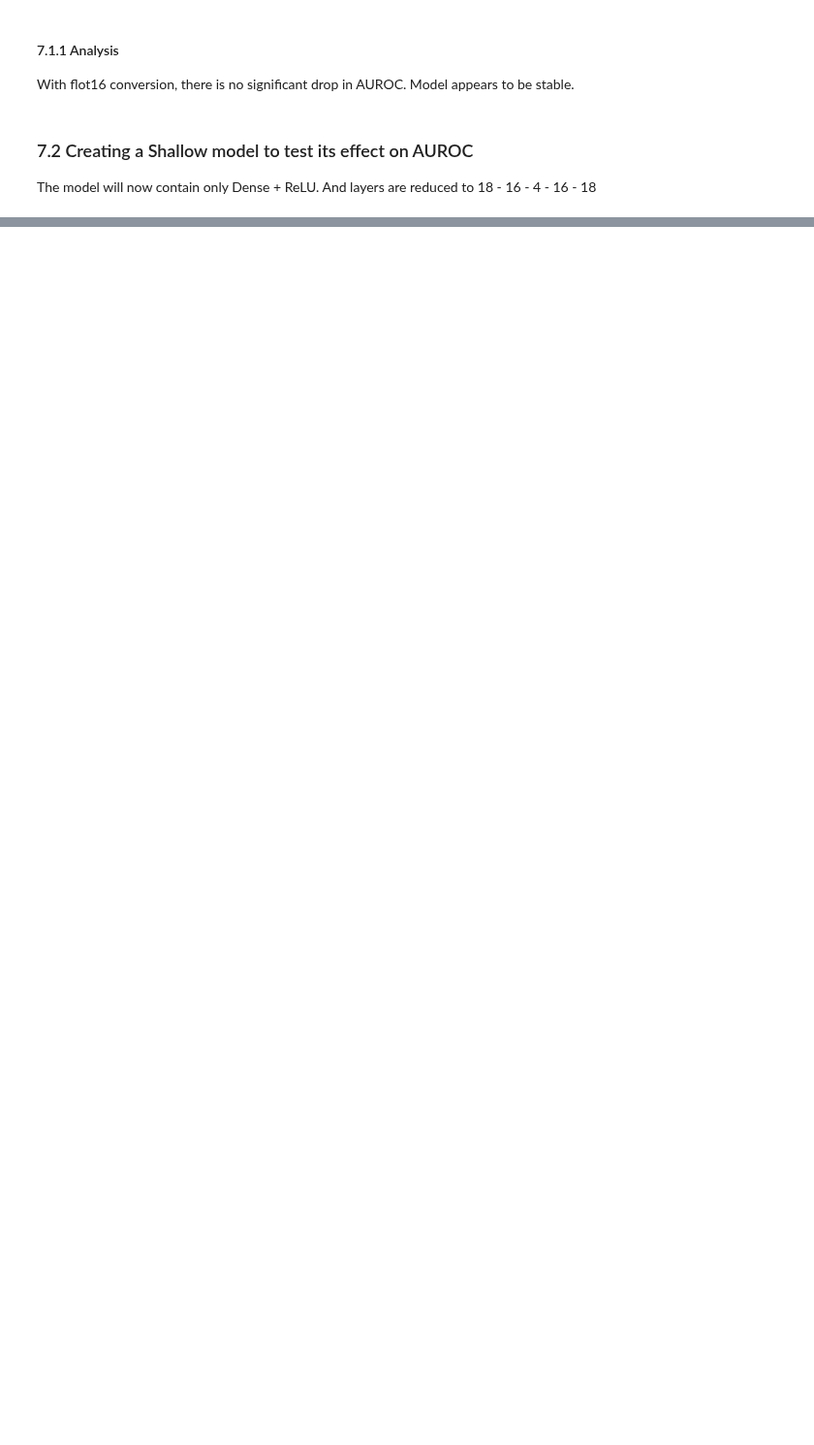
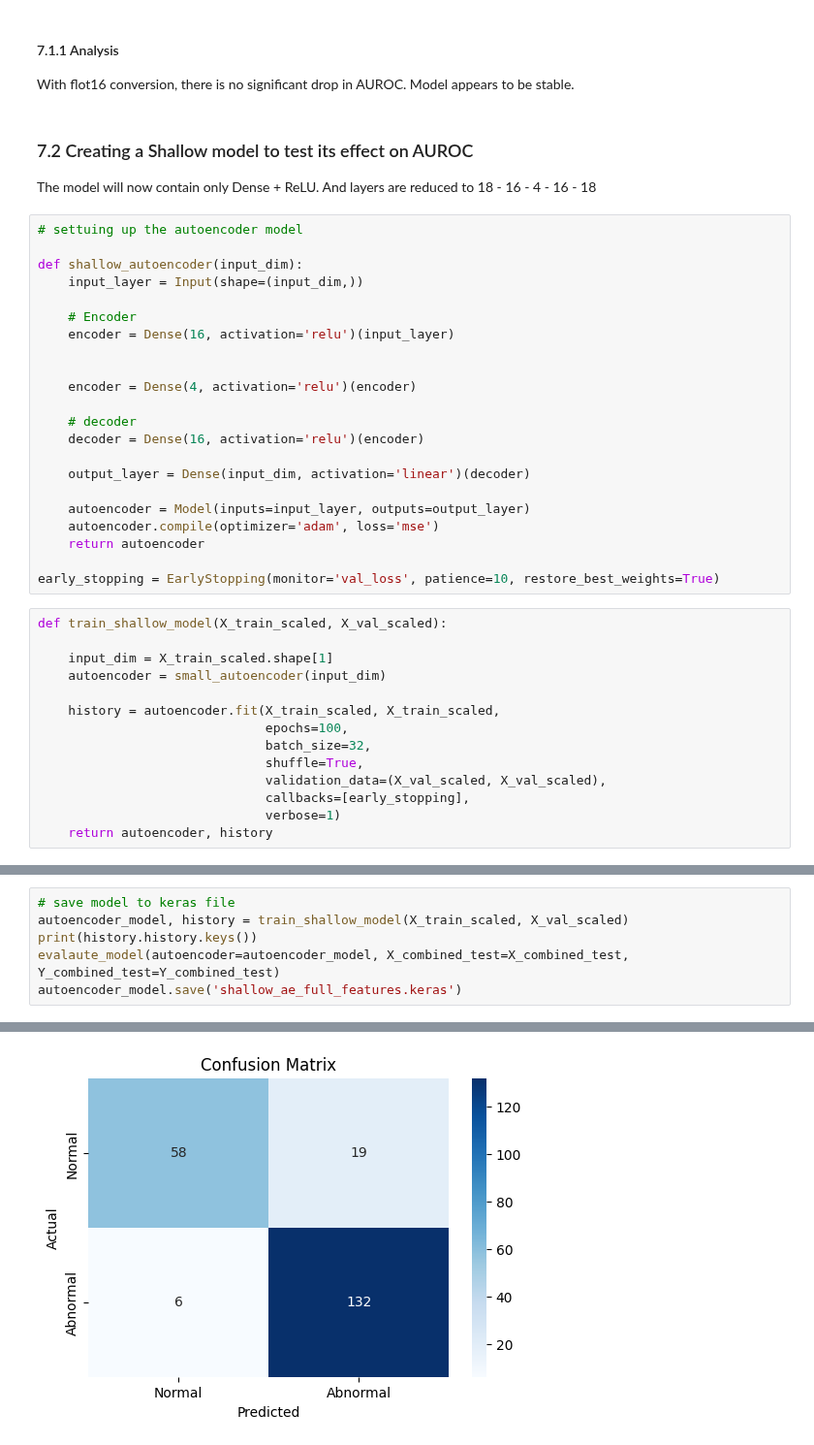
Before and after one commit to likesh525/MIMII-autoencoder, a Jupyter notebook: autoencoder_draft.ipynb, the cells around one changed output, grey strips where cells are left out. Shown at 97% size. Cells and saved outputs as stored; diff of their text form; blank space fills up the shorter version.

```diff
--- a/autoencoder_draft.ipynb
+++ b/autoencoder_draft.ipynb
@@ -1416,3 +1423,39 @@ With flot16 conversion, there is no significant drop in AUROC. Model appears to
 ### 7.2 Creating a Shallow model to test its effect on AUROC
 
 The model will now contain only Dense + ReLU. And layers are reduced to 18 - 16 - 4 - 16 - 18
+# %%
+# settuing up the autoencoder model
+
+def shallow_autoencoder(input_dim):
+    input_layer = Input(shape=(input_dim,))
+
+    # Encoder
+    encoder = Dense(16, activation='relu')(input_layer)
+
+
+    encoder = Dense(4, activation='relu')(encoder)
+
+    # decoder
+    decoder = Dense(16, activation='relu')(encoder)
+
+    output_layer = Dense(input_dim, activation='linear')(decoder)
+
+    autoencoder = Model(inputs=input_layer, outputs=output_layer)
+    autoencoder.compile(optimizer='adam', loss='mse')
+    return autoencoder
+
+early_stopping = EarlyStopping(monitor='val_loss', patience=10, restore_best_weights=True)
+# %%
+def train_shallow_model(X_train_scaled, X_val_scaled):
+
+    input_dim = X_train_scaled.shape[1]
+    autoencoder = small_autoencoder(input_dim)
+
+    history = autoencoder.fit(X_train_scaled, X_train_scaled,
+                              epochs=100,
+                              batch_size=32,
+                              shuffle=True,
+                              validation_data=(X_val_scaled, X_val_scaled),
+                              callbacks=[early_stopping],
+                              verbose=1)
+    return autoencoder, history
@@ -1418,0 +1464,7 @@ The model will now contain only Dense + ReLU. And layers are reduced to 18 - 16
+# %%
+# save model to keras file
+autoencoder_model, history = train_shallow_model(X_train_scaled, X_val_scaled)
+print(history.history.keys())
+evalaute_model(autoencoder=autoencoder_model, X_combined_test=X_combined_test, Y_combined_test=Y_combined_test)
+autoencoder_model.save('shallow_ae_full_features.keras')
+# %% [output]
@@ -1418,0 +1488 @@ The model will now contain only Dense + ReLU. And layers are reduced to 18 - 16
+[figure, added]
```
Also changed, not shown: parts of 33 cells of this notebook.
